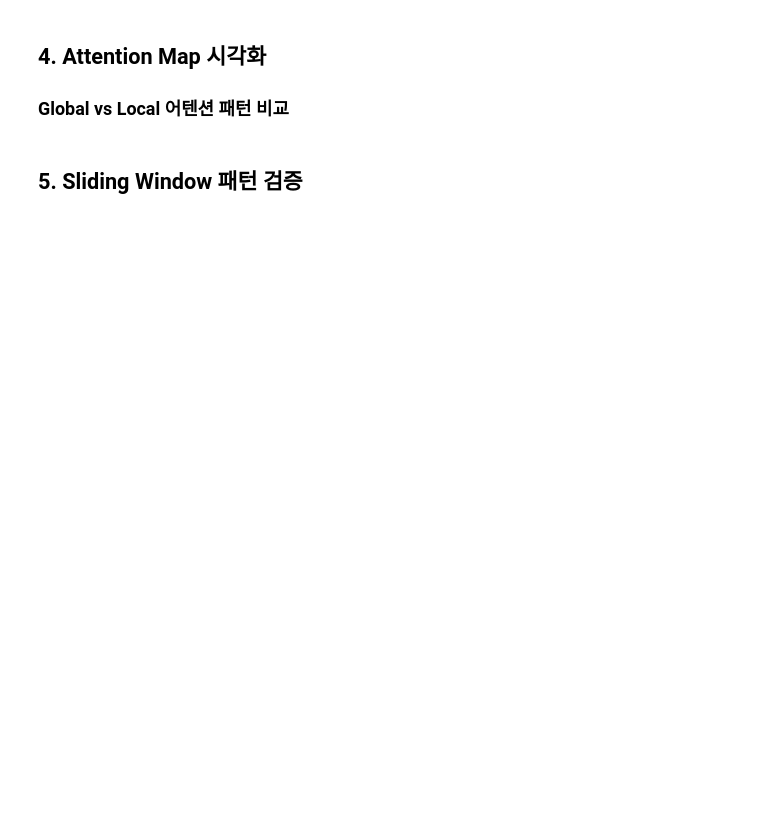
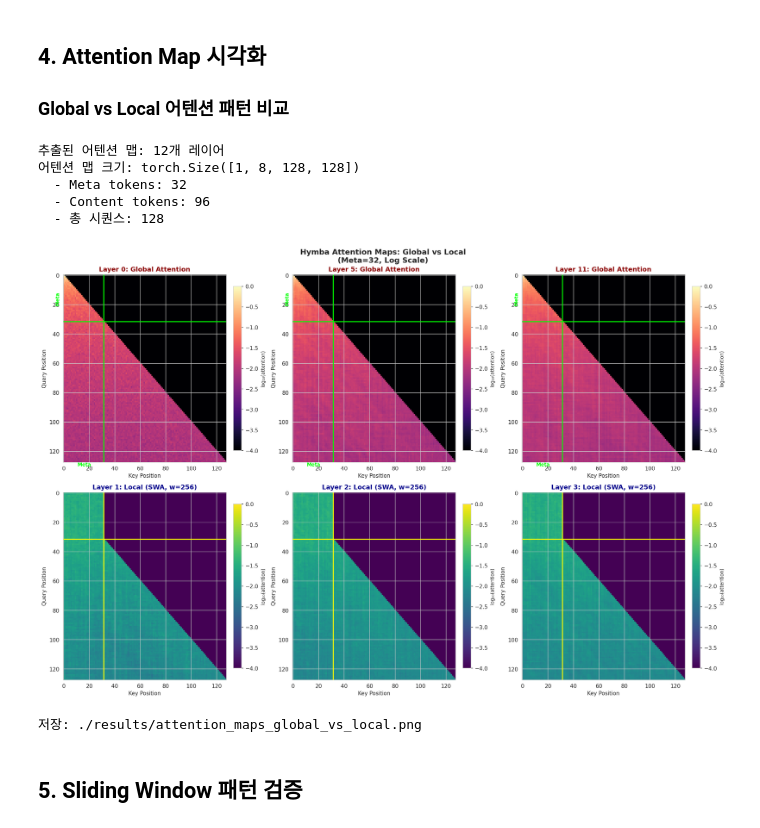
Before and after one commit to leadbreak/study, a Jupyter notebook: algorithm/14.hymba/01.Hymba_Architecture_Visualization.ipynb, the cells around one changed output. Saved outputs shown, nothing was run; the diff lists cells and outputs as text; code cells hidden in the pictures; blank space fills up the shorter version.

Commit message:
revision 2 for visualization of hymba architecture

```diff
--- a/algorithm/14.hymba/01.Hymba_Architecture_Visualization.ipynb
+++ b/algorithm/14.hymba/01.Hymba_Architecture_Visualization.ipynb
@@ -195,9 +250,10 @@ for owner, layers in sorted(kv_info['groups'].items()):
 
 ### Global vs Local 어텐션 패턴 비교
 # %%
-# 작은 테스트 입력
+# 테스트 입력 (시각화를 위해 적절한 비율 유지)
+# Meta: 32, Content: 96 -> 총 128 토큰 (1:3 비율)
 batch_size = 1
-seq_len = 128
+seq_len = 96  # Content tokens만
 test_input = torch.randint(0, config.vocab_size, (batch_size, seq_len)).to(device)
 
 # 어텐션 가중치 추출
@@ -207,9 +263,19 @@ with torch.no_grad():
 
 attn_weights = output['attn_weights']
 print(f"추출된 어텐션 맵: {len(attn_weights)}개 레이어")
+print(f"어텐션 맵 크기: {attn_weights[0].shape if attn_weights[0] is not None else 'N/A'}")
+print(f"  - Meta tokens: {config.num_meta_tokens}")
+print(f"  - Content tokens: {seq_len}")
+print(f"  - 총 시퀀스: {config.num_meta_tokens + seq_len}")
+# %% [output]
+추출된 어텐션 맵: 12개 레이어
+어텐션 맵 크기: torch.Size([1, 8, 128, 128])
+  - Meta tokens: 32
+  - Content tokens: 96
+  - 총 시퀀스: 128
 # %%
 # Global vs Local 어텐션 맵 비교 (개선된 시각화)
-def visualize_attention_maps(attn_weights, config, num_meta=128):
+def visualize_attention_maps(attn_weights, config):
     """
     Global과 Local 어텐션 맵을 분리하여 시각화
 
@@ -217,10 +283,10 @@ def visualize_attention_maps(attn_weights, config, num_meta=128):
     - Log scale 적용으로 작은 값도 잘 보이게
     - 더 선명한 색상 맵 사용
     - 메타 토큰 영역 명확히 표시
-    - 어텐션 값 범위 조정
     """
     import matplotlib.colors as mcolors
 
+    num_meta = config.num_meta_tokens
     attn_types = config.get_attention_types()
 
     # Global/Local 레이어 분리
@@ -242,17 +308,16 @@ def visualize_attention_maps(attn_weights, config, num_meta=128):
             continue
 
         attn = attn_weights[layer_idx][0, 0].cpu().numpy()  # [B, H, T, T] -> [T, T]
+        T = attn.shape[0]
 
         ax = axes[plot_idx]
 
         # 어텐션 값 정규화 및 로그 스케일 적용
         attn_vis = attn.copy()
-        attn_vis = np.clip(attn_vis, 1e-6, 1.0)  # 0 방지
+        attn_vis = np.clip(attn_vis, 1e-6, 1.0)
         attn_log = np.log10(attn_vis + 1e-8)
 
-        # 더 선명한 색상맵 사용
-        im = ax.imshow(attn_log, cmap='magma', aspect='auto',
-                       vmin=-4, vmax=0)  # log scale: 10^-4 ~ 10^0
+        im = ax.imshow(attn_log, cmap='magma', aspect='auto', vmin=-4, vmax=0)
 
         ax.set_title(f'Layer {layer_idx}: Global Attention', fontweight='bold',
                      fontsize=12, color='darkred')
@@ -260,13 +325,13 @@ def visualize_attention_maps(attn_weights, config, num_meta=128):
         ax.set_ylabel('Query Position', fontsize=10)
 
         # 메타 토큰 경계 표시
-        if num_meta > 0:
+        if num_meta > 0 and num_meta < T:
             ax.axvline(x=num_meta-0.5, color='lime', linestyle='-', linewidth=2, alpha=0.9)
             ax.axhline(y=num_meta-0.5, color='lime', linestyle='-', linewidth=2, alpha=0.9)
-            ax.text(num_meta/2, -5, 'Meta', ha='center', va='bottom',
-                    fontsize=9, color='lime', fontweight='bold')
-            ax.text(-5, num_meta/2, 'Meta', ha='right', va='center',
-                    fontsize=9, color='lime', fontweight='bold', rotation=90)
+            # 라벨 추가
+            ax.text(num_meta/2, T+2, 'Meta', ha='center', fontsize=9, color='lime', fontweight='bold')
+            ax.text(-3, num_meta/2, 'Meta', ha='right', va='center', fontsize=9,
+                    color='lime', fontweight='bold', rotation=90)
 
         cbar = plt.colorbar(im, ax=ax, fraction=0.046, pad=0.04)
         cbar.set_label('log₁₀(attention)', fontsize=9)
@@ -279,46 +344,48 @@ def visualize_attention_maps(attn_weights, config, num_meta=128):
             continue
 
         attn = attn_weights[layer_idx][0, 0].cpu().numpy()
+        T = attn.shape[0]
 
         ax = axes[plot_idx]
 
-        # 어텐션 값 정규화 및 로그 스케일 적용
         attn_vis = attn.copy()
         attn_vis = np.clip(attn_vis, 1e-6, 1.0)
         attn_log = np.log10(attn_vis + 1e-8)
 
-        im = ax.imshow(attn_log, cmap='viridis', aspect='auto',
-                       vmin=-4, vmax=0)
+        im = ax.imshow(attn_log, cmap='viridis', aspect='auto', vmin=-4, vmax=0)
 
         ax.set_title(f'Layer {layer_idx}: Local (SWA, w={config.swa_window})',
                      fontweight='bold', fontsize=12, color='darkblue')
         ax.set_xlabel('Key Position', fontsize=10)
         ax.set_ylabel('Query Position', fontsize=10)
 
         # 메타 토큰 경계
-        if num_meta > 0:
+        if num_meta > 0 and num_meta < T:
             ax.axvline(x=num_meta-0.5, color='yellow', linestyle='-', linewidth=2, alpha=0.9)
             ax.axhline(y=num_meta-0.5, color='yellow', linestyle='-', linewidth=2, alpha=0.9)
 
         cbar = plt.colorbar(im, ax=ax, fraction=0.046, pad=0.04)
         cbar.set_label('log₁₀(attention)', fontsize=9)
 
         plot_idx += 1
 
     # 사용하지 않는 서브플롯 제거
     for i in range(plot_idx, len(axes)):
         fig.delaxes(axes[i])
 
-    plt.suptitle('Hymba Attention Maps: Global vs Local\n(Log Scale for Better Visibility)',
+    plt.suptitle(f'Hymba Attention Maps: Global vs Local\n(Meta={num_meta}, Log Scale)',
                  fontsize=14, fontweight='bold')
     plt.tight_layout()
     return fig
 
-fig = visualize_attention_maps(attn_weights, config, num_meta=config.num_meta_tokens)
+fig = visualize_attention_maps(attn_weights, config)
 plt.savefig(f'{RESULTS_DIR}/attention_maps_global_vs_local.png', dpi=300, bbox_inches='tight')
 plt.show()
 
 print(f"저장: {RESULTS_DIR}/attention_maps_global_vs_local.png")
+# %% [output]
+[figure, added]
+저장: ./results/attention_maps_global_vs_local.png
 # %% [markdown]
 ## 5. Sliding Window 패턴 검증
 # %%
```
Also changed, not shown: parts of 7 cells of this notebook.
